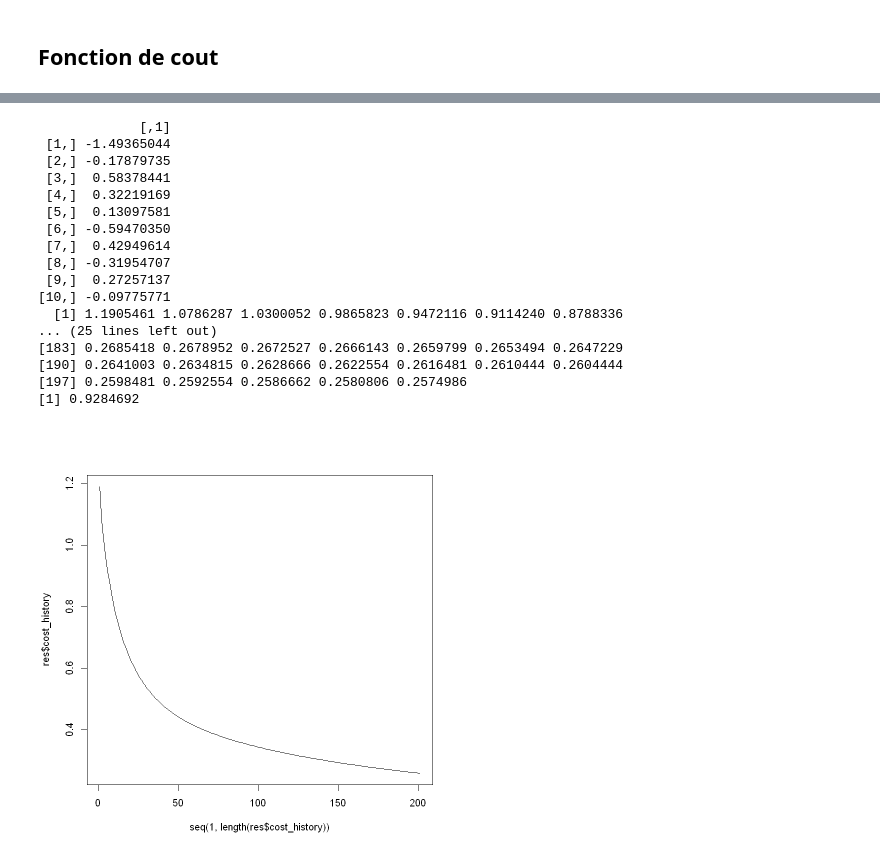
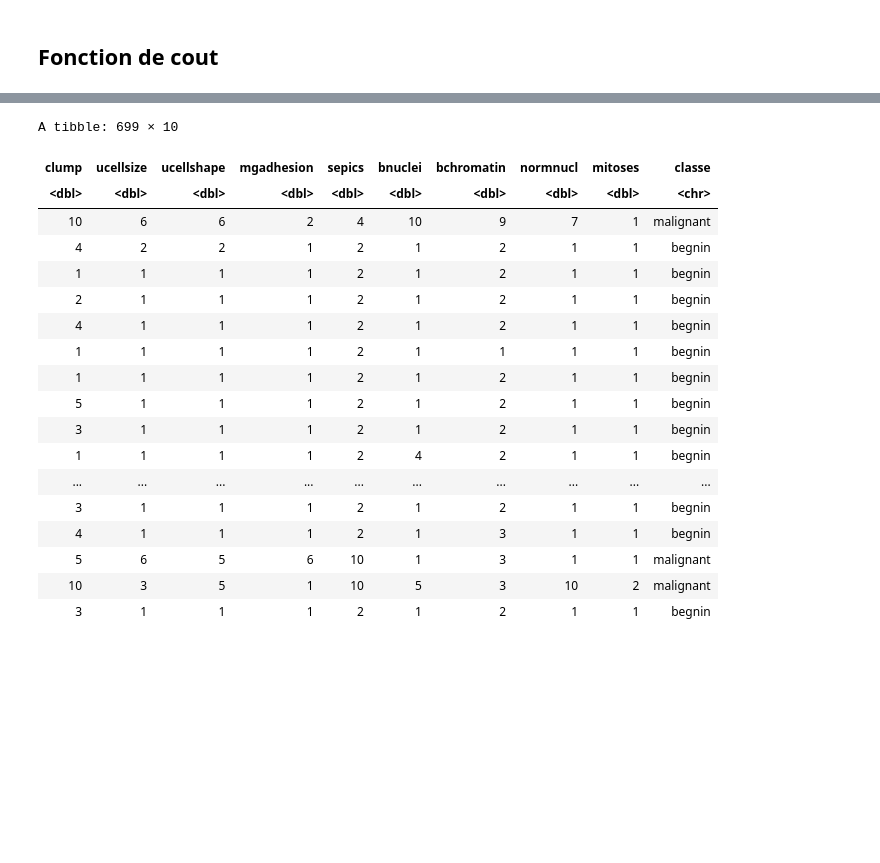
Before and after one commit to RomainDudoit/M2_RPackage, a Jupyter notebook: Notebook.ipynb, the cells around one changed output, grey strips where cells are left out. Cells and saved outputs as stored; diff of their text form; code cells hidden in the pictures; blank space fills up the shorter version.

```diff
--- a/Notebook.ipynb
+++ b/Notebook.ipynb
@@ -79,46 +101,26 @@ predict <- function(x, theta, thresold = 0.5) {
     return(predictions)
 }
-# %%
-# test avec data_breast_cancer
-data <- read_excel("breast.xlsx")
-y <- data[, ncol(data)]
-y <- ifelse(y == "malignant", 1, 0)
-
-
-x <- data[, 1:(ncol(data) - 1)]
-
- # Ajout de la colonne de 1 pour faire le produit scalaire
-x <- as.matrix(data.frame(rep(1, length(y)), x))
-
-# Initialisation des paramètres theta
-initial_theta <- as.matrix(rnorm(n = dim(x)[2], mean = 0, sd = 1))
-
-# Entrainement
-res <- gradient_descent(x, y, initial_theta, learning_rate = 0.1, n_iter = 200)
-y_pred <- predict(x, res$parameters)
-
-print(res$parameters)
-print(res$cost_history)
-plot(seq(1, length(res$cost_history)), res$cost_history, type = "l")
-
-accuracy <- mean(y_pred == y)
-print(accuracy)
-# %% [output]
-             [,1]
- [1,] -1.49365044
- [2,] -0.17879735
- [3,]  0.58378441
- [4,]  0.32219169
- [5,]  0.13097581
- [6,] -0.59470350
- [7,]  0.42949614
- [8,] -0.31954707
- [9,]  0.27257137
-[10,] -0.09775771
-  [1] 1.1905461 1.0786287 1.0300052 0.9865823 0.9472116 0.9114240 0.8788336
-... (25 lines left out)
-[183] 0.2685418 0.2678952 0.2672527 0.2666143 0.2659799 0.2653494 0.2647229
-[190] 0.2641003 0.2634815 0.2628666 0.2622554 0.2616481 0.2610444 0.2604444
-[197] 0.2598481 0.2592554 0.2586662 0.2580806 0.2574986
-[1] 0.9284692
-[figure, removed]
+# %%
+# test avec data_breast_cancer
+data <- read_excel("breast.xlsx")
+data
+# %% [output]
+A tibble: 699 × 10
+| clump | ucellsize | ucellshape | mgadhesion | sepics | bnuclei | bchromatin | normnucl | mitoses | classe |
+| <dbl> | <dbl> | <dbl> | <dbl> | <dbl> | <dbl> | <dbl> | <dbl> | <dbl> | <chr> |
+| 10 | 6 | 6 | 2 | 4 | 10 | 9 | 7 | 1 | malignant |
+| 4 | 2 | 2 | 1 | 2 | 1 | 2 | 1 | 1 | begnin |
+| 1 | 1 | 1 | 1 | 2 | 1 | 2 | 1 | 1 | begnin |
+| 2 | 1 | 1 | 1 | 2 | 1 | 2 | 1 | 1 | begnin |
+| 4 | 1 | 1 | 1 | 2 | 1 | 2 | 1 | 1 | begnin |
+| 1 | 1 | 1 | 1 | 2 | 1 | 1 | 1 | 1 | begnin |
+| 1 | 1 | 1 | 1 | 2 | 1 | 2 | 1 | 1 | begnin |
+| 5 | 1 | 1 | 1 | 2 | 1 | 2 | 1 | 1 | begnin |
+| 3 | 1 | 1 | 1 | 2 | 1 | 2 | 1 | 1 | begnin |
+| 1 | 1 | 1 | 1 | 2 | 4 | 2 | 1 | 1 | begnin |
+| ... | ... | ... | ... | ... | ... | ... | ... | ... | ... |
+| 3 | 1 | 1 | 1 | 2 | 1 | 2 | 1 | 1 | begnin |
+| 4 | 1 | 1 | 1 | 2 | 1 | 3 | 1 | 1 | begnin |
+| 5 | 6 | 5 | 6 | 10 | 1 | 3 | 1 | 1 | malignant |
+| 10 | 3 | 5 | 1 | 10 | 5 | 3 | 10 | 2 | malignant |
+| 3 | 1 | 1 | 1 | 2 | 1 | 2 | 1 | 1 | begnin |
```
Also changed, not shown: parts of 7 cells of this notebook, 4 other files.
